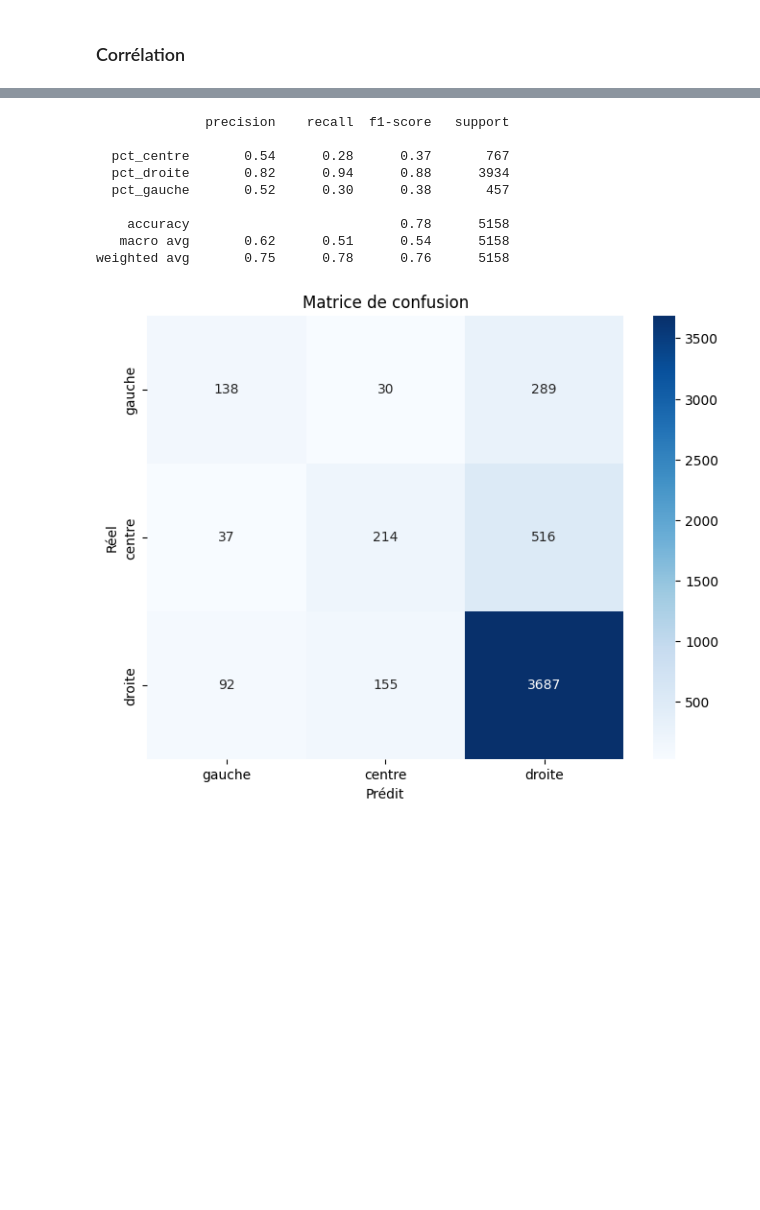
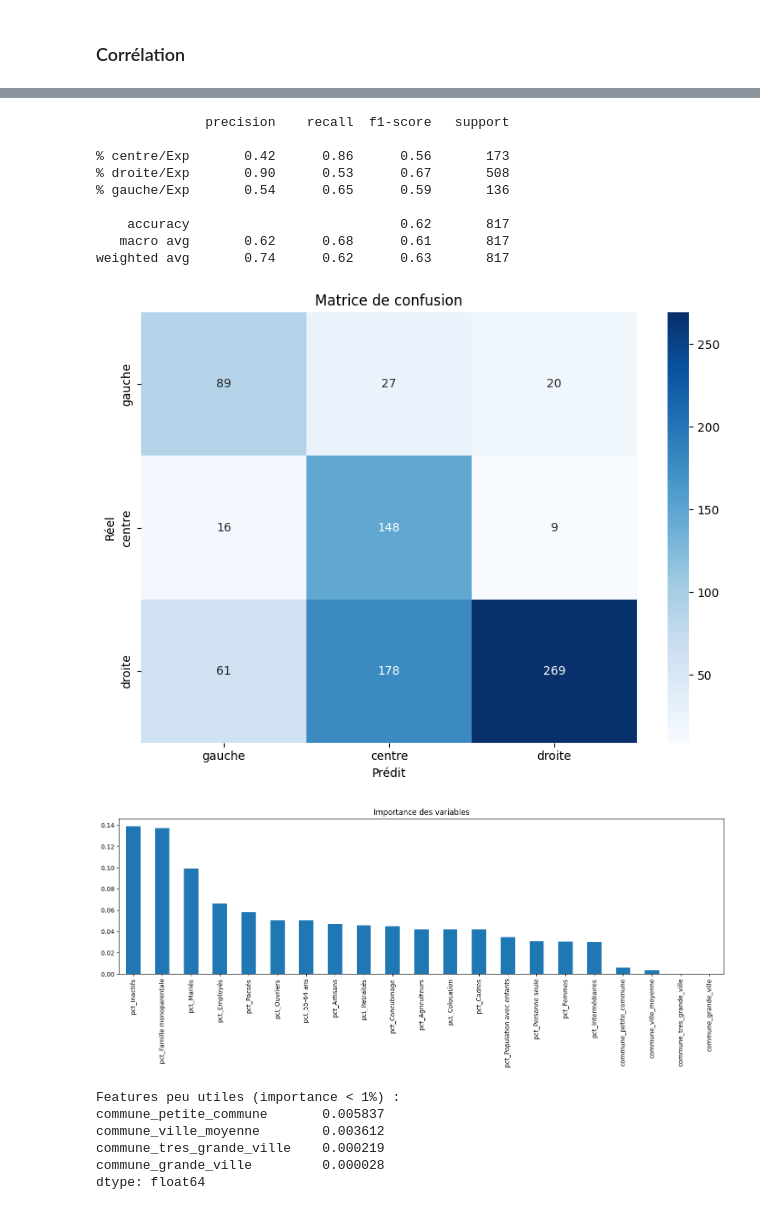
Before and after one commit to AlexandreCrestien/political-prediction, a Jupyter notebook: eda/eda_final.ipynb, the cells around one changed output, grey strips where cells are left out. Drawn from its saved outputs; the diff is of its cells as text; code cells hidden in the pictures; blank space fills up the shorter version.

```diff
--- a/eda/eda_final.ipynb
+++ b/eda/eda_final.ipynb
@@ -84,4 +151,0 @@ df = df[df['sum_menage_top'] <= 104]
-# %%
-menage_no_top = ['RATE_FAMILY_CHILDREN', 'RATE_FAMILY_CHILDLESS','RATE_FAMILY_SINGLE_PARENT', 'RATE_ONE_WOMAN', 'RATE_ONE_MAN']
-df['sum_menage_no_top'] = df[menage_no_top].sum(axis=1)
-df[df['sum_menage_no_top'] > 100.1][['CITY', 'POPULATION_TOTAL', 'sum_menage_no_top']]
@@ -90,6 +152,6 @@ df[df['sum_menage_no_top'] > 100.1][['CITY', 'POPULATION_TOTAL', 'sum_menage_no_
 # %%
-df = df[df['Inscrits'] > 100]
-df = df[df['POPULATION_TOTAL'] > 100]
+df = df[df['Inscrits'] > 2000]
+df = df[df['Population_active'] > 2000]
 
 display(df)
 # %% [output]
@@ -361,9 +443,9 @@ def categorie_commune(habitants):
     else:
         return "tres_grande_ville"
 
-df_model['categorie_commune'] = df_model['POPULATION_TOTAL'].apply(categorie_commune)
+df['categorie_commune'] = df['Population_active'].apply(categorie_commune)
 
 # Vérification
-print(df_model['categorie_commune'].value_counts())
+print(df['categorie_commune'].value_counts())
 # %% [output]
 categorie_commune
@@ -375,7 +456,7 @@ tres_grande_ville       30
 Name: count, dtype: int64
 # %%
-df_model = pd.get_dummies(df_model, columns=['categorie_commune'], prefix='commune')
+df = pd.get_dummies(df, columns=['categorie_commune'], prefix='commune')
 
 # Vérification
-print(df_model.columns.tolist())
+print(df.columns.tolist())
 # %% [output]
@@ -386,54 +467,86 @@ from sklearn.model_selection import train_test_split
 from sklearn.metrics import classification_report, confusion_matrix
 import seaborn as sns
 import matplotlib.pyplot as plt
+import pandas as pd
 
 # Features et cible
-features = [col for col in df_model.columns if col not in ['CITY', 'CODE_INSEE', 'POPULATION_TOTAL', 'majorite']]
-X = df_model[features]
-y = df_model['majorite']
+features = [col for col in df.columns if col not in [
+    'Résultat', 'Année', 'Libellé de la commune', 'Code_INSEE',
+    'Population_active', 'majorite',
+    '% gauche/Exp', '% centre/Exp', '% droite/Exp',
+    'Inscrits', 'Abstentions', '% Abs/Ins', 'Votants', '% Vot/Ins',
+    'Blancs', '% Blancs/Ins', '% Blancs/Vot', 'Nuls', '% Nuls/Ins',
+    '% Nuls/Vot', 'Exprimés', '% Exp/Ins', '% Exp/Vot',
+    'pct_Etudiants', 'pct_Hommes', 'pct_Homme seul', 'pct_Femme seule', 'pct_Famille'
+]]
+
+X = df[features]
+y = df['majorite']
 
 # Split train/test
-X_train, X_test, y_train, y_test = train_test_split(X, y, test_size=0.2, random_state=42, stratify=y)
+X_train, X_test, y_train, y_test = train_test_split(
+    X, y, test_size=0.2, random_state=42, stratify=y
+)
 
 # Modèle
 rf = RandomForestClassifier(
     n_estimators=200,
     max_depth=None,
     min_samples_leaf=5,
     class_weight={
-    'pct_droite': 1,
-    'pct_centre': 5,
-    'pct_gauche': 10},  # compense le déséquilibre des classes
+        '% droite/Exp': 1,
+        '% centre/Exp': 30,
+        '% gauche/Exp': 30
+    },
     random_state=42,
     n_jobs=-1
 )
 
 rf.fit(X_train, y_train)
 
 # Evaluation
 y_pred = rf.predict(X_test)
-
 print(classification_report(y_test, y_pred))
 
 # Matrice de confusion
-cm = confusion_matrix(y_test, y_pred, labels=['pct_gauche', 'pct_centre', 'pct_droite'])
+cm = confusion_matrix(y_test, y_pred, labels=['% gauche/Exp', '% centre/Exp', '% droite/Exp'])
 plt.figure(figsize=(8, 6))
 sns.heatmap(cm, annot=True, fmt='d',
             xticklabels=['gauche', 'centre', 'droite'],
             yticklabels=['gauche', 'centre', 'droite'],
             cmap='Blues')
 plt.title('Matrice de confusion')
 plt.ylabel('Réel')
 plt.xlabel('Prédit')
+plt.tight_layout()
 plt.show()
+
+# Importance des variables
+importances = pd.Series(rf.feature_importances_, index=features).sort_values(ascending=False)
+plt.figure(figsize=(14, 6))
+importances.plot(kind='bar')
+plt.title('Importance des variables')
+plt.tight_layout()
+plt.show()
+
+# Features proches de 0
+print("\nFeatures peu utiles (importance < 1%) :")
+print(importances[importances < 0.01])
 # %% [output]
               precision    recall  f1-score   support
 
-  pct_centre       0.54      0.28      0.37       767
-  pct_droite       0.82      0.94      0.88      3934
-  pct_gauche       0.52      0.30      0.38       457
+% centre/Exp       0.42      0.86      0.56       173
+% droite/Exp       0.90      0.53      0.67       508
+% gauche/Exp       0.54      0.65      0.59       136
 
-    accuracy                           0.78      5158
-   macro avg       0.62      0.51      0.54      5158
-weighted avg       0.75      0.78      0.76      5158
+    accuracy                           0.62       817
+   macro avg       0.62      0.68      0.61       817
+weighted avg       0.74      0.62      0.63       817
-[figure, old version]
+[figure, new version]
+[figure, added]
+Features peu utiles (importance < 1%) :
+commune_petite_commune       0.005837
+commune_ville_moyenne        0.003612
+commune_tres_grande_ville    0.000219
+commune_grande_ville         0.000028
+dtype: float64
```
Also changed, not shown: parts of 28 cells of this notebook, 2 other files.
